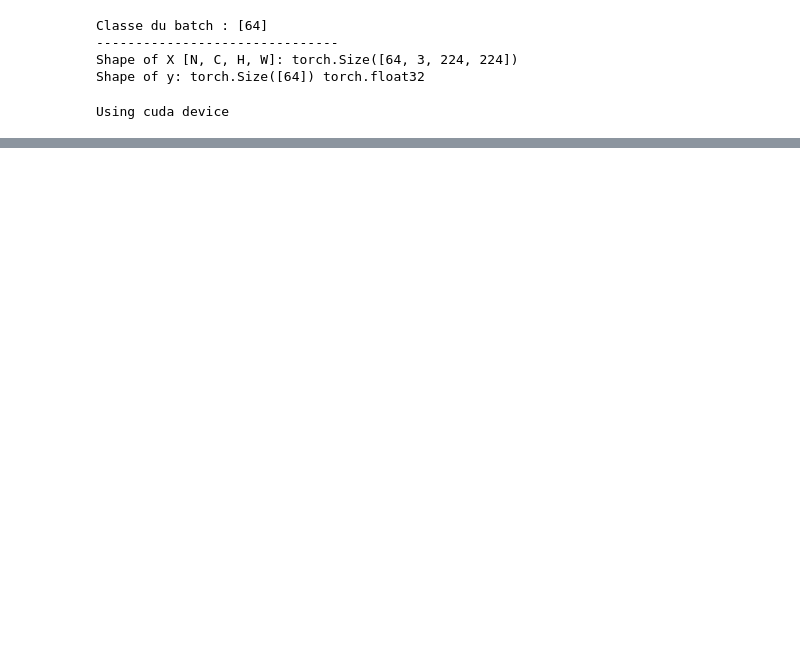
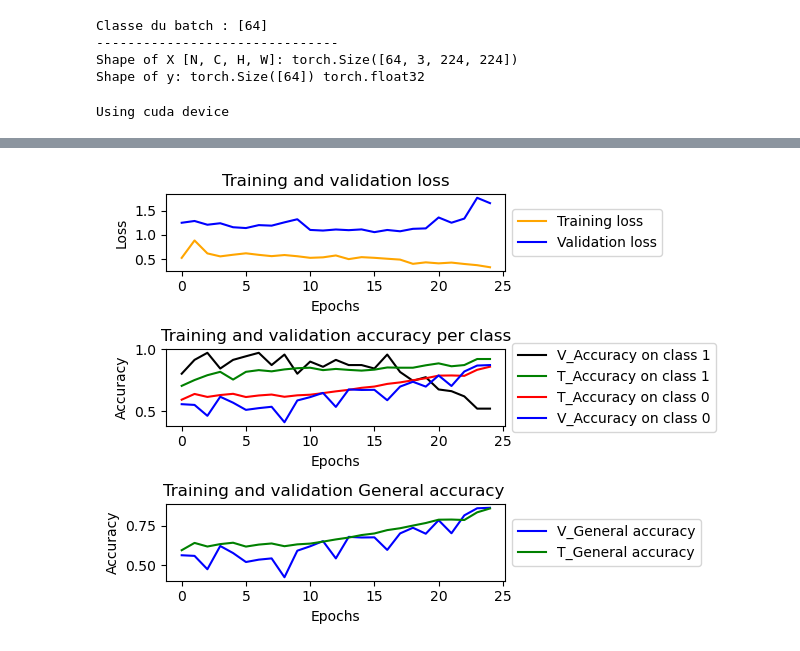
Before and after one commit to Aaabdou/melanome_classification, a Jupyter notebook: code_melanome_classification.ipynb, the cells around one changed output, grey strips where cells are left out. Saved outputs shown, nothing was run; the diff lists cells and outputs as text; code cells hidden in the pictures; blank space fills up the shorter version.

Commit message:
Dernière version (ajout de métrique train)

```diff
--- a/code_melanome_classification.ipynb
+++ b/code_melanome_classification.ipynb
@@ -335,36 +375,48 @@ Epoch 2
 # %%
 #Visualize data
 
-figure, axis = plt.subplots(2, 1)
+figure, axis = plt.subplots(3, 1)
 csv_file=pd.read_csv(filename)
 axis[0].plot(csv_file["epoch"], csv_file["loss"], color='orange', label='Training loss')
 axis[0].plot(csv_file["epoch"], csv_file["val_loss"], 'b', label='Validation loss')
 axis[0].set_title('Training and validation loss')
 axis[0].set_xlabel('Epochs')
 axis[0].set_ylabel('Loss')
-axis[0].legend()
+axis[0].legend(loc='center left', bbox_to_anchor=(1, 0.5))
 
-axis[1].plot(csv_file["epoch"], csv_file["acc1"], color='orange', label='Accuracy on class 1')
-axis[1].plot(csv_file["epoch"], csv_file["acc0"], 'b', label='Accuracy on class 0')
-axis[1].plot(csv_file["epoch"], csv_file["gen acc"], 'g', label='General accuracy')
-axis[1].set_title('Accuracy on validation set')
+axis[1].plot(csv_file["epoch"], csv_file["acc1"], color='black', label='V_Accuracy on class 1')
+axis[1].plot(csv_file["epoch"], csv_file["acc1_train"], color='green', label='T_Accuracy on class 1')
+axis[1].plot(csv_file["epoch"], csv_file["acc0_train"], color='red', label='T_Accuracy on class 0')
+axis[1].plot(csv_file["epoch"], csv_file["acc0"], 'b', label='V_Accuracy on class 0')
+axis[1].set_title('Training and validation accuracy per class')
 axis[1].set_xlabel('Epochs')
 axis[1].set_ylabel('Accuracy')
-axis[1].legend()
+
+axis[1].legend(loc='center left', bbox_to_anchor=(1, 0.5))
+
+
+axis[2].plot(csv_file["epoch"], csv_file["gen acc"], 'b', label='V_General accuracy')
+axis[2].plot(csv_file["epoch"], csv_file["accGen_train"], 'g', label='T_General accuracy')
+axis[2].set_title('Training and validation General accuracy ')
+axis[2].set_xlabel('Epochs')
+axis[2].set_ylabel('Accuracy')
+axis[2].legend(loc='center left', bbox_to_anchor=(1, 0.5))
 
 plt.tight_layout()
 if FT :
     if augment :
         plt.savefig("Metrics_FT_augm"+str(batch_size)+"_"+str(epochs)+"epo"+".png")
     else:
         plt.savefig("Metrics_FT"+str(batch_size)+"_"+str(epochs)+"epo"+".png")
 else:
     if augment :
          plt.savefig("Metrics_FE_augm"+str(batch_size)+"_"+str(epochs)+"epo"+".png")
     else:
          plt.savefig("Metrics_FE"+str(batch_size)+"_"+str(epochs)+"epo"+".png")
 
 plt.show()
+# %% [output]
+[figure, added]
 # %%
 #test
 
```
Also changed, not shown: parts of 8 cells of this notebook.
